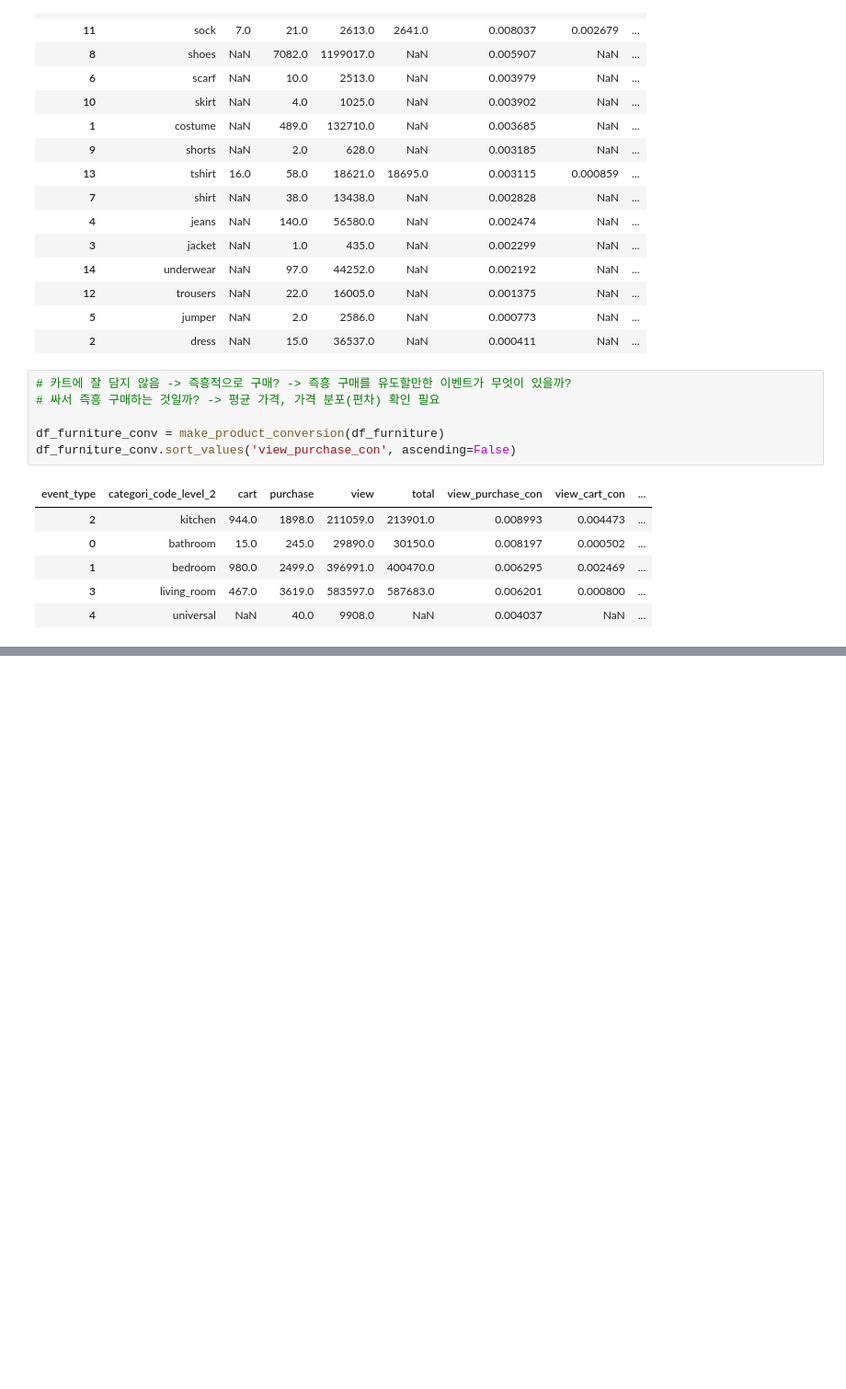
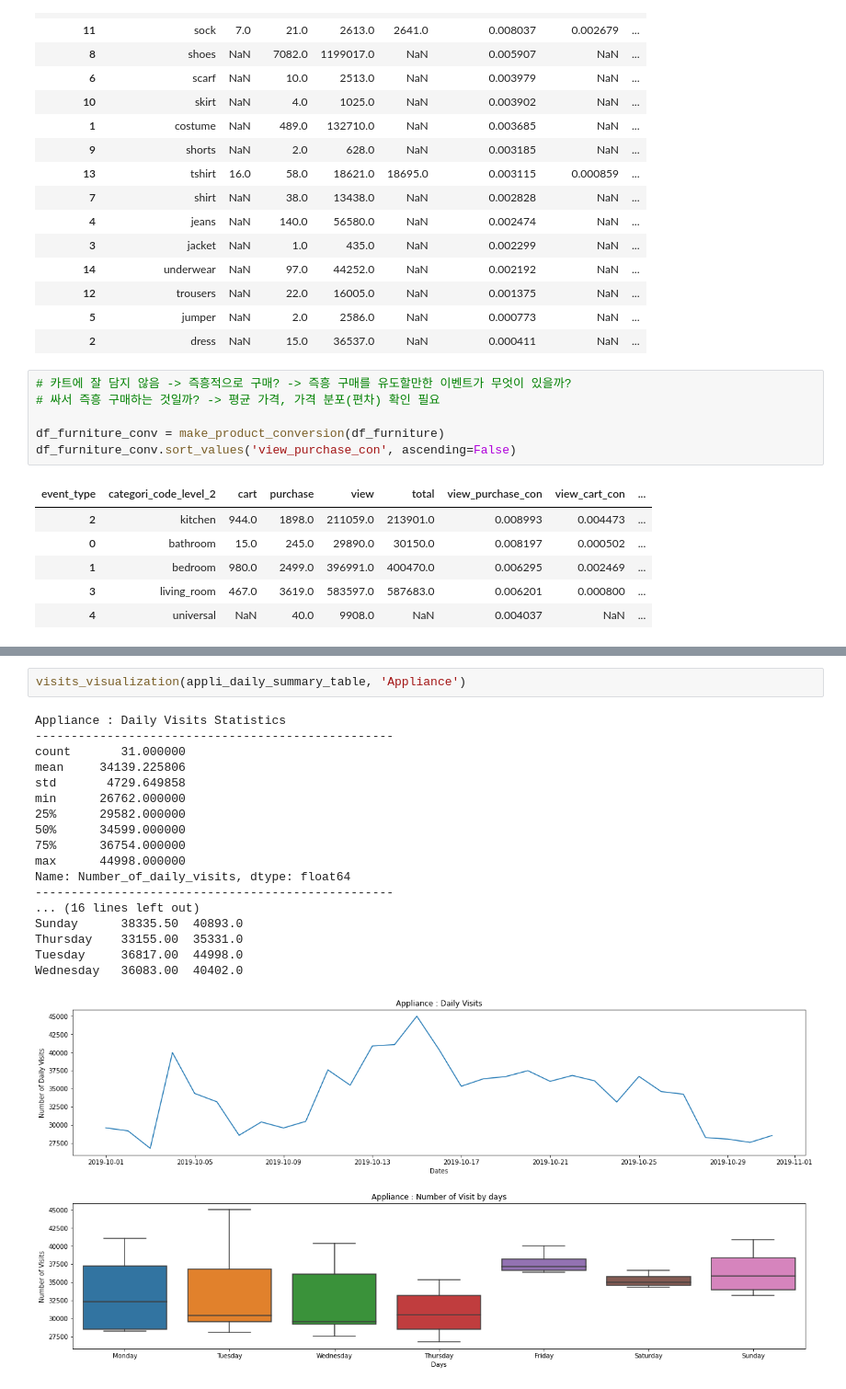
Before and after one commit to jiyoungemma/User-Log-data-analytics, a Jupyter notebook: e_commerce_analytics.ipynb, the cells around one changed output, grey strips where cells are left out. Shown at 92% size. Saved outputs shown, nothing was run; the diff lists cells and outputs as text; blank space fills up the shorter version.

```diff
--- a/e_commerce_analytics.ipynb
+++ b/e_commerce_analytics.ipynb
@@ -831,0 +974,21 @@ elec_daily_summary_table.head()
+# %%
+visits_visualization(appli_daily_summary_table, 'Appliance')
+# %% [output]
+Appliance : Daily Visits Statistics
+--------------------------------------------------
+count       31.000000
+mean     34139.225806
+std       4729.649858
+min      26762.000000
+25%      29582.000000
+50%      34599.000000
+75%      36754.000000
+max      44998.000000
+Name: Number_of_daily_visits, dtype: float64
+--------------------------------------------------
+... (16 lines left out)
+Sunday      38335.50  40893.0
+Thursday    33155.00  35331.0
+Tuesday     36817.00  44998.0
+Wednesday   36083.00  40402.0
+[figure, added]
```
Also changed, not shown: parts of 33 cells of this notebook.
